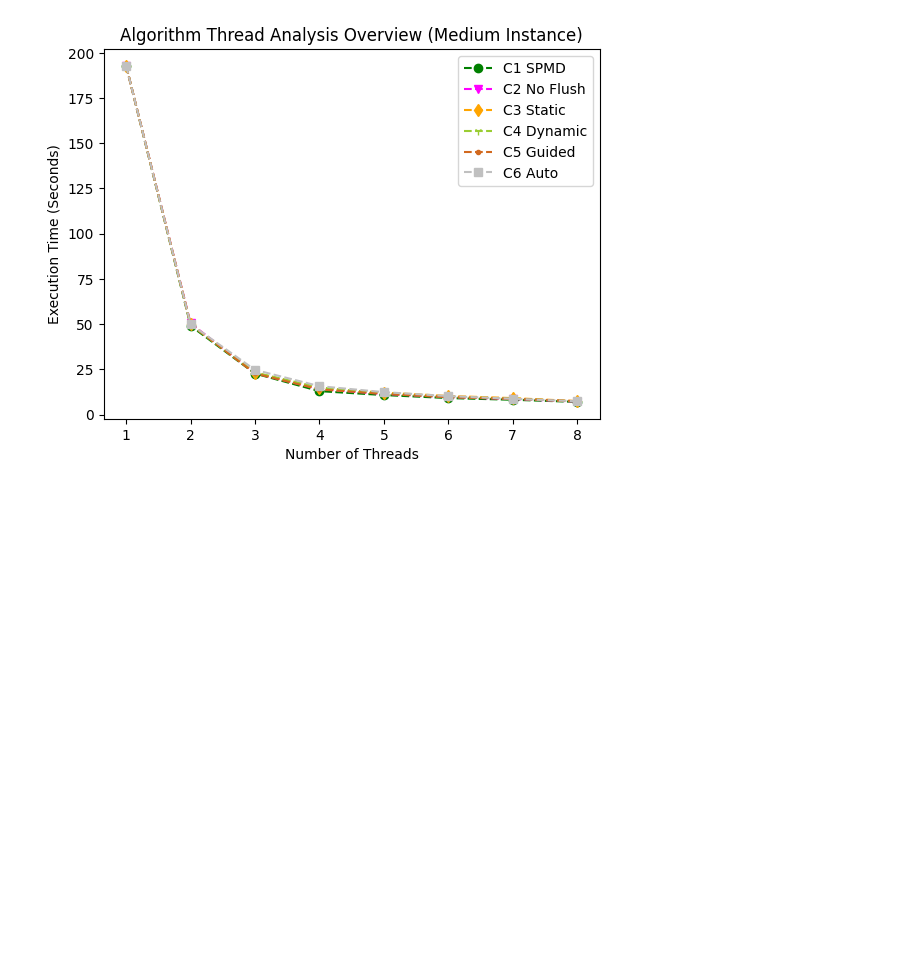
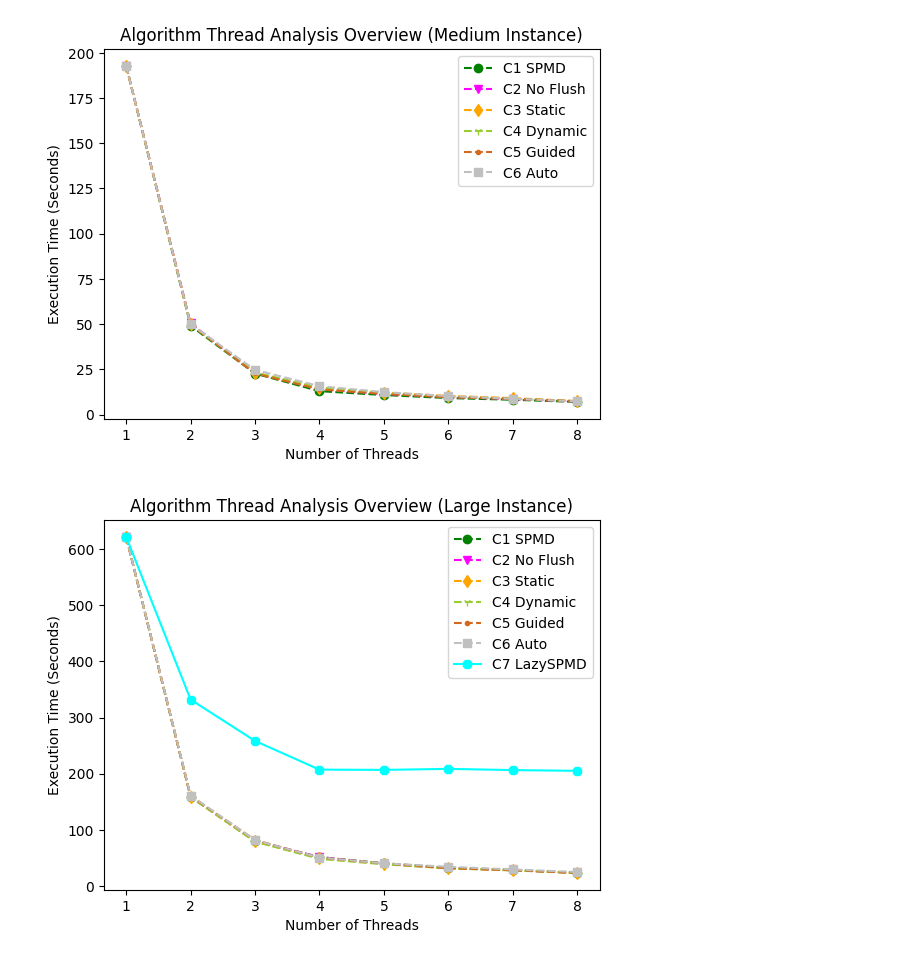
Before and after one commit to Daniels1610/RepairAlgorithmKP-OpenMP-Analysis, a Jupyter notebook: rpa_analysis.ipynb, the cells around one changed output. Cells and saved outputs as stored; diff of their text form; code cells hidden in the pictures; blank space fills up the shorter version.

Commit message:
Run jupyter notebook to work with medium and large instance data

```diff
--- a/rpa_analysis.ipynb
+++ b/rpa_analysis.ipynb
@@ -30,7 +30,7 @@ md_spmd_data = pd.read_csv("results/md_rpa_spmd.csv").to_numpy()
 lg_spmd_data = pd.read_csv("results/lg_rpa_spmd.csv").to_numpy()
 
 md_spmd_nf_data = pd.read_csv("results/md_rpa_spmd_noflush.csv").to_numpy()
-lg_spmd_nf_data = pd.read_csv("results/lg_rpa_spmd_nf.csv").to_numpy()
+lg_spmd_nf_data = pd.read_csv("results/lg_rpa_spmd_noflush.csv").to_numpy()
 
 md_static_data = pd.read_csv("results/md_rpa_static.csv").to_numpy()
 lg_static_data = pd.read_csv("results/lg_rpa_static.csv").to_numpy()
@@ -214,3 +247,20 @@ plt.xticks(threads_array)
 plt.show()
 # %% [output]
 [figure]
+# %%
+plt.title("Algorithm Thread Analysis Overview (Large Instance)")
+plt.title("Algorithm Thread Analysis Overview (Large Instance)")
+plt.xlabel("Number of Threads")
+plt.ylabel("Execution Time (Seconds)")
+plt.plot(threads_array, lg_algorithm_data.get('Code 1 (SPMD)'), 'o--', label="C1 SPMD", color='green')
+plt.plot(threads_array, lg_algorithm_data.get('Code 2 (No Flush)'), 'v--', label="C2 No Flush", color='magenta')
+plt.plot(threads_array, lg_algorithm_data.get('Code 3 (Static)'), 'd--', label="C3 Static", color='orange')
+plt.plot(threads_array, lg_algorithm_data.get('Code 4 (Dynamic)'), '1--', label="C4 Dynamic", color='yellowgreen')
+plt.plot(threads_array, lg_algorithm_data.get('Code 5 (Guided)'), '.--', label="C5 Guided", color='chocolate')
+plt.plot(threads_array, lg_algorithm_data.get('Code 6 (Auto)'), 's--', label="C6 Auto", color='silver')
+plt.plot(threads_array, lg_algorithm_data.get('Code 7 (LazySPMD)'), '8-', label="C7 LazySPMD", color='cyan')
+plt.legend(loc="upper right")
+plt.xticks(threads_array)
+plt.show()
+# %% [output]
+[figure, added]
```
Also changed, not shown: parts of 3 cells of this notebook, 6 other files.
